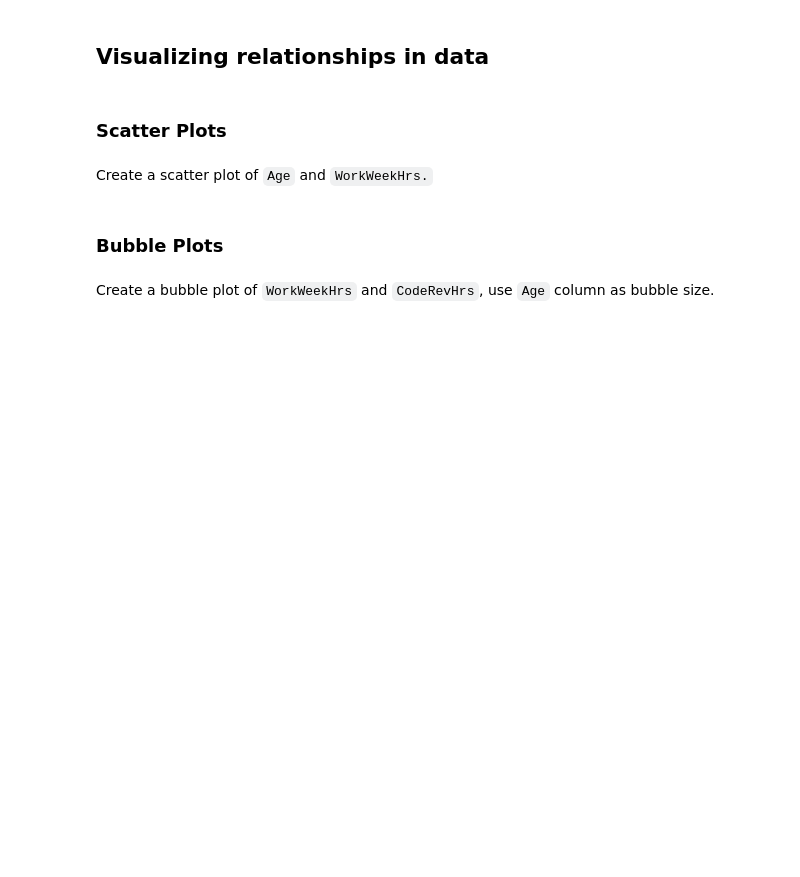
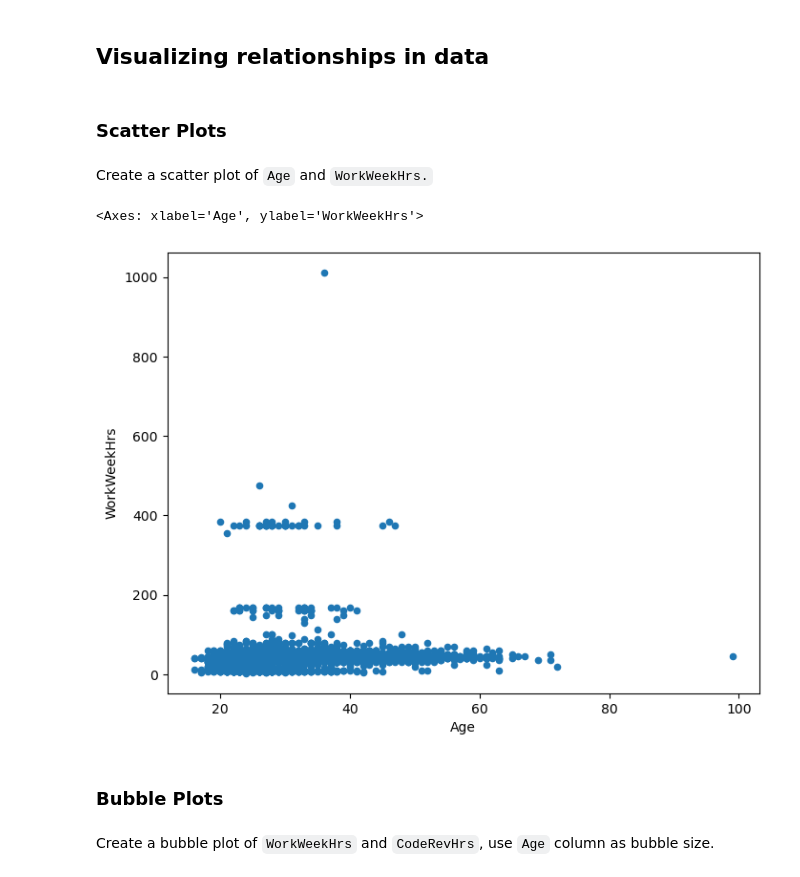
Before and after one commit to bradleyholt/IBM_Data_Analytics, a Jupyter notebook: Capstone_Project/Data Visualization/M4DataVisualization-lab.ipynb, the cells around one changed output. Drawn from its saved outputs; the diff is of its cells as text; code cells hidden in the pictures; blank space fills up the shorter version.

```diff
--- a/Capstone_Project/Data Visualization/M4DataVisualization-lab.ipynb
+++ b/Capstone_Project/Data Visualization/M4DataVisualization-lab.ipynb
@@ -176,3 +202,17 @@ Create a scatter plot of `Age` and `WorkWeekHrs.`
+# %%
+# Set SQL query
+QUERY = """
+SELECT Age, WorkWeekHrs
+FROM master
+"""
+df = pd.read_sql_query(QUERY, conn)
+df.plot(x='Age',
+        y='WorkWeekHrs',
+        kind='scatter',
+        figsize=(8,6))
+# %% [output]
+<Axes: xlabel='Age', ylabel='WorkWeekHrs'>
+[figure, added]
 # %% [markdown]
 ### Bubble Plots
 # %% [markdown]
```
Also changed, not shown: parts of 9 cells of this notebook, 1 other file.
